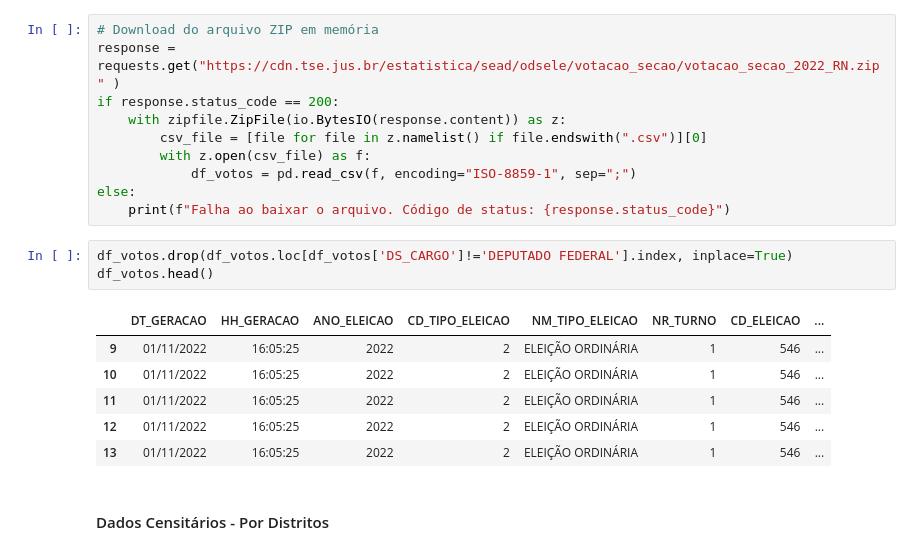
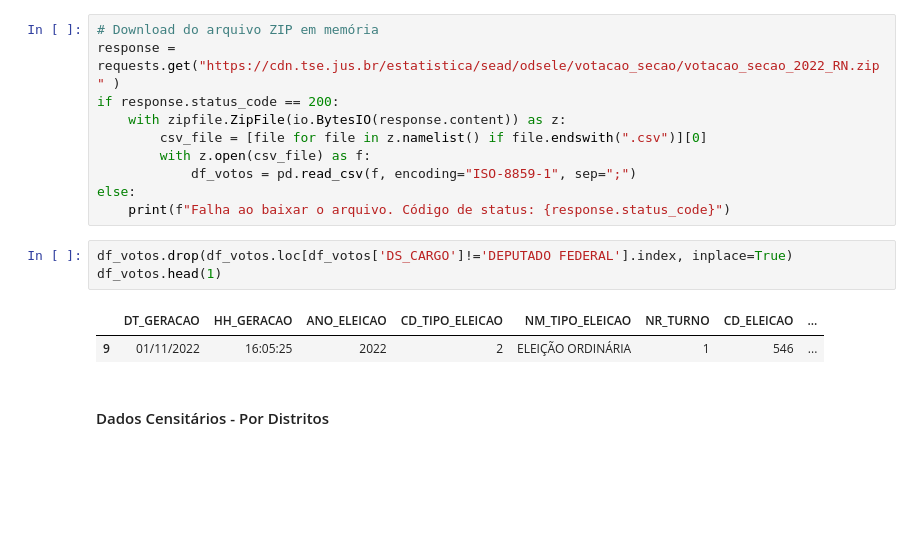
Before and after one commit to Adgmariz/dados_eleitorais_espacialiazados, a Jupyter notebook: dados_eleitorais.ipynb, the cells around one changed output. Drawn from its saved outputs; the diff is of its cells as text; blank space fills up the shorter version.

```diff
--- a/dados_eleitorais.ipynb
+++ b/dados_eleitorais.ipynb
@@ -22,14 +22,10 @@ else:
     print(f"Falha ao baixar o arquivo. Código de status: {response.status_code}")
 # %%
 df_votos.drop(df_votos.loc[df_votos['DS_CARGO']!='DEPUTADO FEDERAL'].index, inplace=True)
-df_votos.head()
+df_votos.head(1)
 # %% [output]
 |  | DT_GERACAO | HH_GERACAO | ANO_ELEICAO | CD_TIPO_ELEICAO | NM_TIPO_ELEICAO | NR_TURNO | CD_ELEICAO | ... |
 | 9 | 01/11/2022 | 16:05:25 | 2022 | 2 | ELEIÇÃO ORDINÁRIA | 1 | 546 | ... |
-| 10 | 01/11/2022 | 16:05:25 | 2022 | 2 | ELEIÇÃO ORDINÁRIA | 1 | 546 | ... |
-| 11 | 01/11/2022 | 16:05:25 | 2022 | 2 | ELEIÇÃO ORDINÁRIA | 1 | 546 | ... |
-| 12 | 01/11/2022 | 16:05:25 | 2022 | 2 | ELEIÇÃO ORDINÁRIA | 1 | 546 | ... |
-| 13 | 01/11/2022 | 16:05:25 | 2022 | 2 | ELEIÇÃO ORDINÁRIA | 1 | 546 | ... |
 # %% [markdown]
 #### Dados Censitários - Por Distritos
 # %%
```
Also changed, not shown: parts of 4 cells of this notebook, 2 other files.
